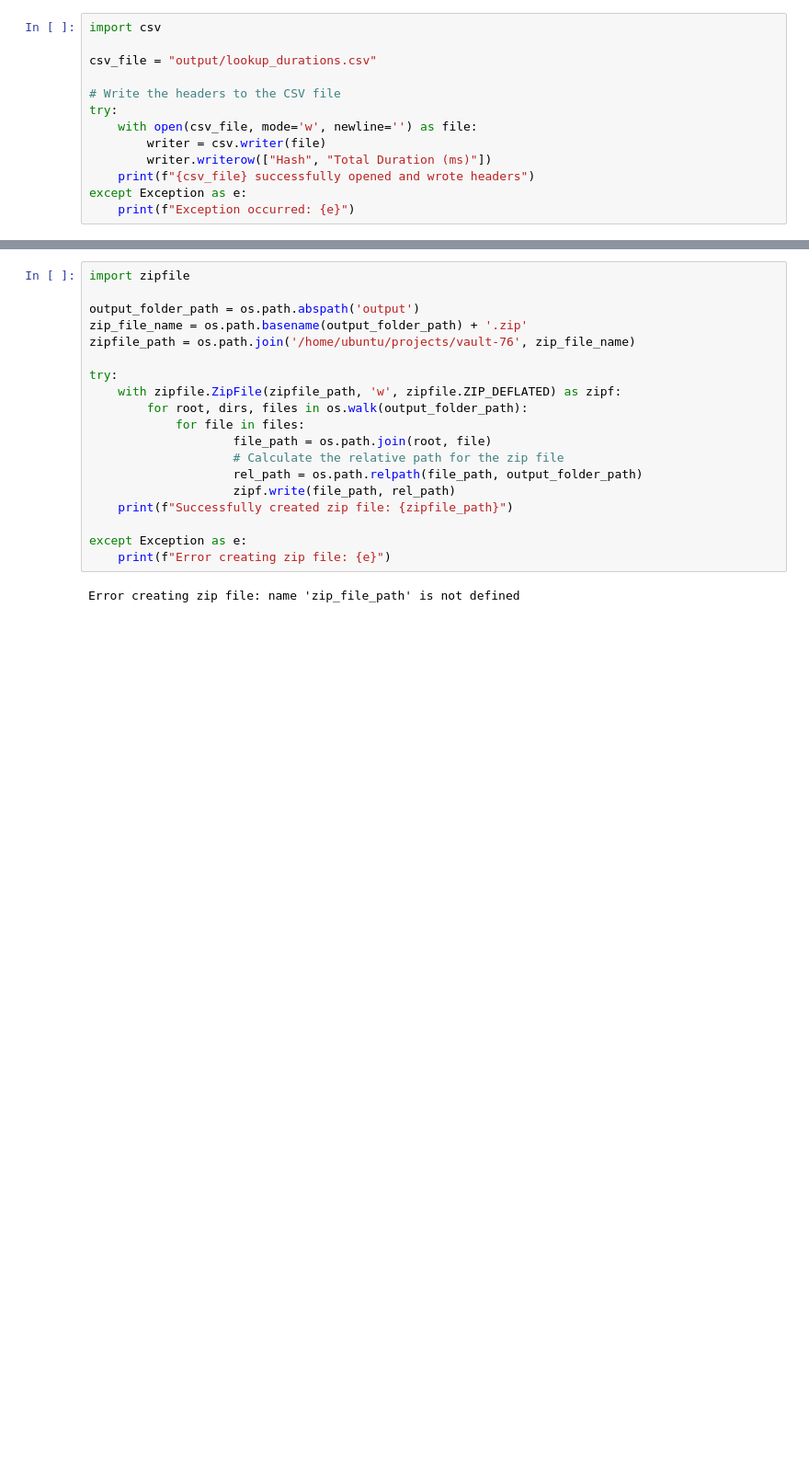
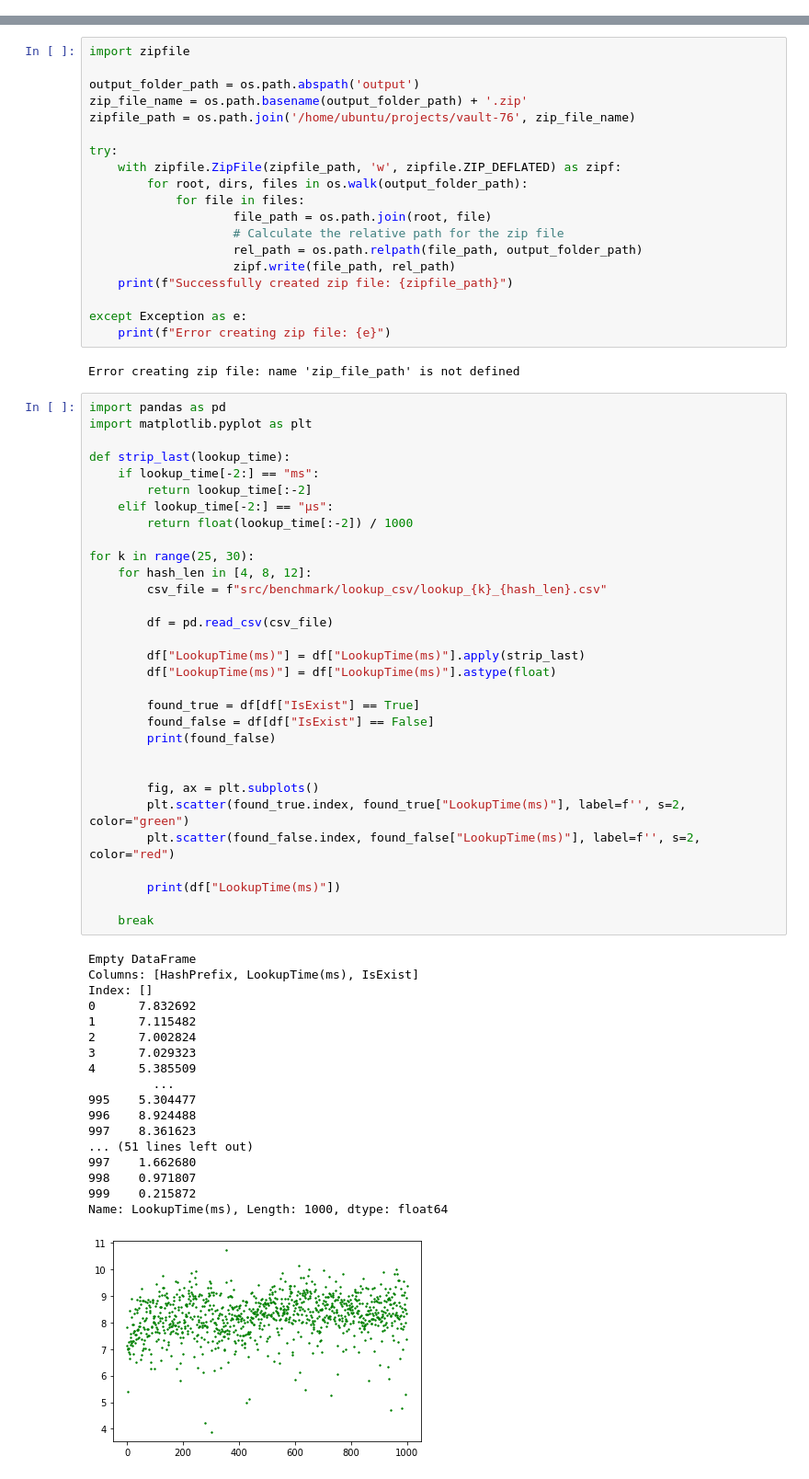
Before and after one commit to NrgNinja/vault-76, a Jupyter notebook: Benchmarks.ipynb, the cells around one changed output, grey strips where cells are left out. Shown: that part at 92% size. Drawn from its saved outputs; the diff is of its cells as text; blank space fills up the shorter version.

```diff
--- a/Benchmarks.ipynb
+++ b/Benchmarks.ipynb
@@ -409,16 +474,3 @@ The total size of all files is
 # %% [markdown]
 ## CSV file block
 If you want to rerun lookup block, make sure to rerun CSV file block first. Otherwise, it will just continue appending values to the csv file created during previous run.
-# %%
-import csv
-
-csv_file = "output/lookup_durations.csv"
-
-# Write the headers to the CSV file
-try:
-    with open(csv_file, mode='w', newline='') as file:
-        writer = csv.writer(file)
-        writer.writerow(["Hash", "Total Duration (ms)"])
-    print(f"{csv_file} successfully opened and wrote headers")
-except Exception as e:
-    print(f"Exception occurred: {e}")
@@ -510,3 +599,53 @@ except Exception as e:
     print(f"Error creating zip file: {e}")
 # %% [output]
 Error creating zip file: name 'zip_file_path' is not defined
+# %%
+import pandas as pd
+import matplotlib.pyplot as plt
+
+def strip_last(lookup_time):
+    if lookup_time[-2:] == "ms":
+        return lookup_time[:-2]
+    elif lookup_time[-2:] == "µs":
+        return float(lookup_time[:-2]) / 1000
+
+for k in range(25, 30):
+    for hash_len in [4, 8, 12]:
+        csv_file = f"src/benchmark/lookup_csv/lookup_{k}_{hash_len}.csv"
+
+        df = pd.read_csv(csv_file)
+
+        df["LookupTime(ms)"] = df["LookupTime(ms)"].apply(strip_last)
+        df["LookupTime(ms)"] = df["LookupTime(ms)"].astype(float)
+
+        found_true = df[df["IsExist"] == True]
+        found_false = df[df["IsExist"] == False]
+        print(found_false)
+
+
+        fig, ax = plt.subplots()
+        plt.scatter(found_true.index, found_true["LookupTime(ms)"], label=f'', s=2, color="green")
+        plt.scatter(found_false.index, found_false["LookupTime(ms)"], label=f'', s=2, color="red")
+
+        print(df["LookupTime(ms)"])
+
+    break
+# %% [output]
+Empty DataFrame
+Columns: [HashPrefix, LookupTime(ms), IsExist]
+Index: []
+0      7.832692
+1      7.115482
+2      7.002824
+3      7.029323
+4      5.385509
+         ...
+995    5.304477
+996    8.924488
+997    8.361623
+... (51 lines left out)
+997    1.662680
+998    0.971807
+999    0.215872
+Name: LookupTime(ms), Length: 1000, dtype: float64
+[figure, added]
```
Also changed, not shown: parts of 7 cells of this notebook, 14 other files.
